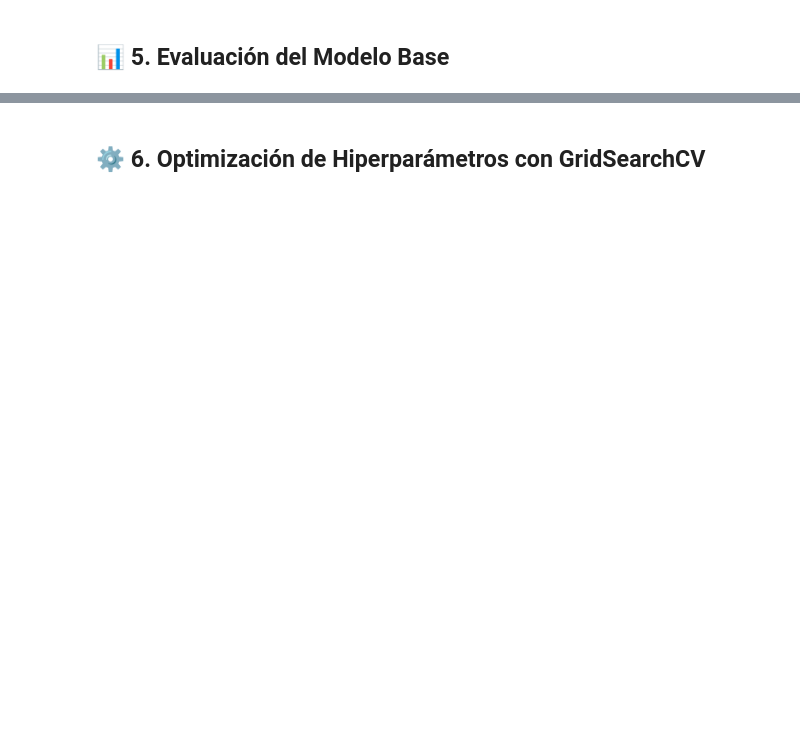
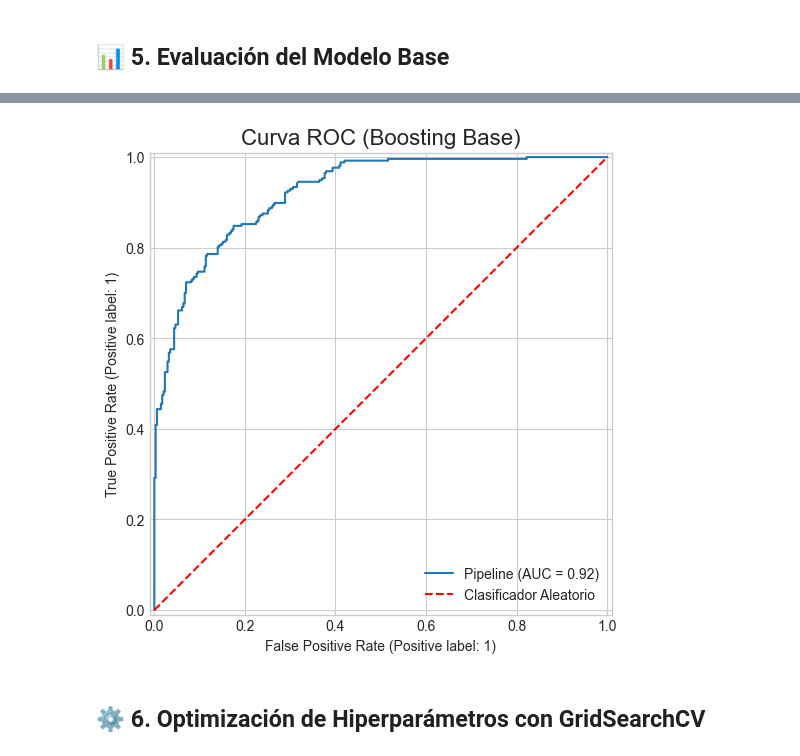
Before and after one commit to qlabpucp/Manual_de_Machine-_Learning_Aplicaciones, a Jupyter notebook: Capitulo_5/Nuevo_3/Aplicacion_practica_boosting_si.ipynb, the cells around one changed output, grey strips where cells are left out. Cells and saved outputs as stored; diff of their text form; code cells hidden in the pictures; blank space fills up the shorter version.

```diff
--- a/Capitulo_5/Nuevo_3/Aplicacion_practica_boosting_si.ipynb
+++ b/Capitulo_5/Nuevo_3/Aplicacion_practica_boosting_si.ipynb
@@ -19,4 +121,26 @@ X_train, X_test, y_train, y_test = train_test_split(    X, y,     test_size=0.3,
 # %% [markdown]
 ## 🤖 4. Construcción y Entrenamiento del Pipeline con Gradient Boosting
 # %%
-# Definimos los pasos de preprocesamientonumeric_transformer = Pipeline(steps=[('scaler', StandardScaler())])categorical_transformer = Pipeline(steps=[('onehot', OneHotEncoder(handle_unknown='ignore'))])preprocessor = ColumnTransformer(    transformers=[        ('num', numeric_transformer, numerical_cols),        ('cat', categorical_transformer, categorical_cols)    ],    remainder='passthrough')# Creamos el Pipeline final con el clasificador GradientBoostingClassifier# El nombre 'classifier' se mantiene para que el GridSearchCV funcione sin cambiospipeline_final = Pipeline(steps=[    ('preprocessor', preprocessor),    ('classifier', GradientBoostingClassifier(random_state=42))])# Entrenamos el modelo base para una primera evaluaciónprint("🚀 Entrenando el modelo Gradient Boosting base...")pipeline_final.fit(X_train, y_train)print("✅ ¡Modelo base entrenado exitosamente!")
+# Definimos los pasos de preprocesamiento
+numeric_transformer = Pipeline(steps=[('scaler', StandardScaler())])
+categorical_transformer = Pipeline(steps=[('onehot', OneHotEncoder(handle_unknown='ignore'))])
+
+preprocessor = ColumnTransformer(
+    transformers=[
+        ('num', numeric_transformer, numerical_cols),
+        ('cat', categorical_transformer, categorical_cols)
+    ],
+    remainder='passthrough'
+)
+
+# Creamos el Pipeline final con el clasificador GradientBoostingClassifier
+# El nombre 'classifier' se mantiene para que el GridSearchCV funcione sin cambios
+pipeline_final = Pipeline(steps=[
+    ('preprocessor', preprocessor),
+    ('classifier', GradientBoostingClassifier(random_state=42))
+])
+
+# Entrenamos el modelo base para una primera evaluación
+print("🚀 Entrenando el modelo Gradient Boosting base...")
+pipeline_final.fit(X_train, y_train)
+print("✅ ¡Modelo base entrenado exitosamente!")
@@ -29,5 +192,14 @@ y_pred = pipeline_final.predict(X_test)y_pred_proba = pipeline_final.predict_pro
 # %%
-# Curva ROC del modelo basefig, ax = plt.subplots(figsize=(8, 6))RocCurveDisplay.from_estimator(pipeline_final, X_test, y_test, ax=ax)ax.plot([0, 1], [0, 1], linestyle='--', color='r', label='Clasificador Aleatorio')ax.set_title('Curva ROC (Boosting Base)', fontsize=16)plt.legend()plt.savefig(os.path.join(folder_name, '2_curva_roc_base_boosting.png'))plt.show()
+# Curva ROC del modelo base
+fig, ax = plt.subplots(figsize=(8, 6))
+RocCurveDisplay.from_estimator(pipeline_final, X_test, y_test, ax=ax)
+ax.plot([0, 1], [0, 1], linestyle='--', color='r', label='Clasificador Aleatorio')
+ax.set_title('Curva ROC (Boosting Base)', fontsize=16)
+plt.legend()
+plt.savefig(os.path.join(folder_name, '2_curva_roc_base_boosting.png'))
+plt.show()
+# %% [output]
+[figure, added]
 # %% [markdown]
 ## ⚙️ 6. Optimización de Hiperparámetros con GridSearchCV
 # %%
```
Also changed, not shown: parts of 16 cells of this notebook, 2 other files.
